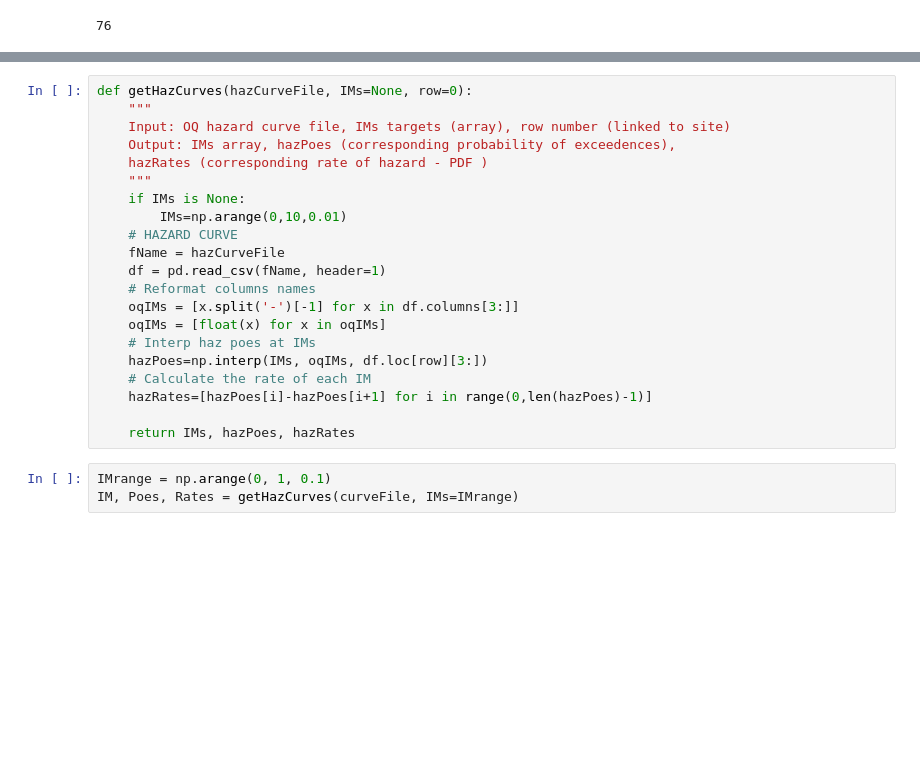
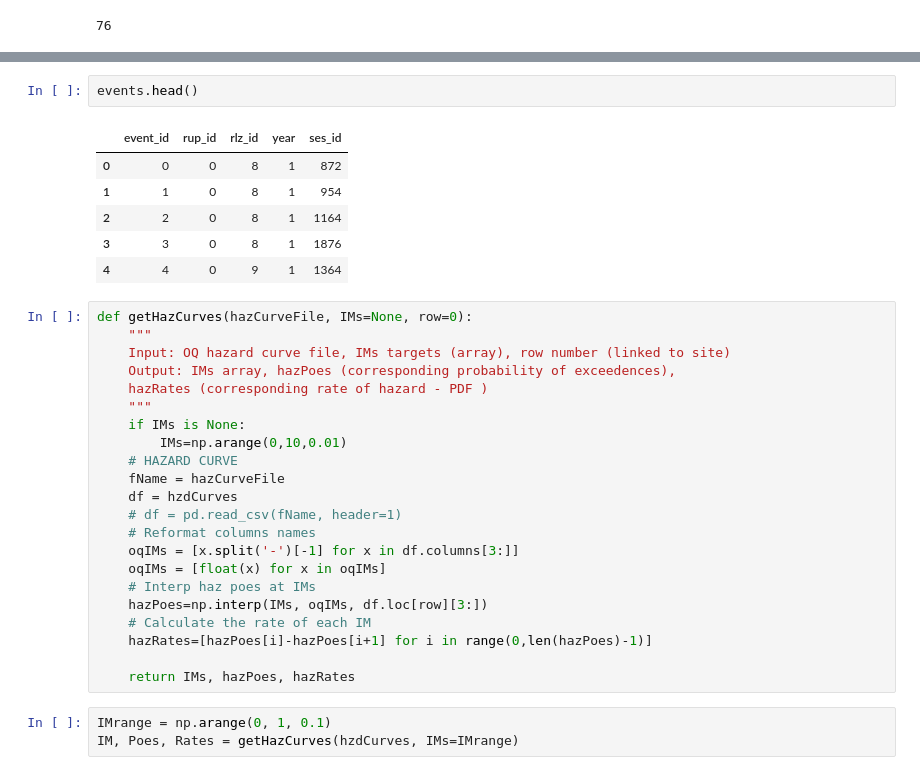
Before and after one commit to 37stu37/OpenQuake, a Jupyter notebook: OpenQuake_FFE.ipynb, the cells around one changed output, grey strips where cells are left out. Saved outputs shown, nothing was run; the diff lists cells and outputs as text; blank space fills up the shorter version.

```diff
--- a/OpenQuake_FFE.ipynb
+++ b/OpenQuake_FFE.ipynb
@@ -141,3 +178,12 @@ curveFile = output / 'hazard_curve-mean-PGA_2.csv'
+# %%
+events.head()
+# %% [output]
+|  | event_id | rup_id | rlz_id | year | ses_id |
+| 0 | 0 | 0 | 8 | 1 | 872 |
+| 1 | 1 | 0 | 8 | 1 | 954 |
+| 2 | 2 | 0 | 8 | 1 | 1164 |
+| 3 | 3 | 0 | 8 | 1 | 1876 |
+| 4 | 4 | 0 | 9 | 1 | 1364 |
 # %%
 def getHazCurves(hazCurveFile, IMs=None, row=0):
     """
@@ -149,7 +195,8 @@ def getHazCurves(hazCurveFile, IMs=None, row=0):
         IMs=np.arange(0,10,0.01)
     # HAZARD CURVE
     fName = hazCurveFile
-    df = pd.read_csv(fName, header=1)
+    df = hzdCurves
+    # df = pd.read_csv(fName, header=1)
     # Reformat columns names
     oqIMs = [x.split('-')[-1] for x in df.columns[3:]]
     oqIMs = [float(x) for x in oqIMs]
@@ -161,7 +208,7 @@ def getHazCurves(hazCurveFile, IMs=None, row=0):
     return IMs, hazPoes, hazRates
 # %%
 IMrange = np.arange(0, 1, 0.1)
-IM, Poes, Rates = getHazCurves(curveFile, IMs=IMrange)
+IM, Poes, Rates = getHazCurves(hzdCurves, IMs=IMrange)
 # %%
 fig, (ax1) = plt.subplots(nrows=1, ncols=1)
 ax1.plot(IM, Poes)
```
Also changed, not shown: parts of 18 cells of this notebook, 1 other file.
